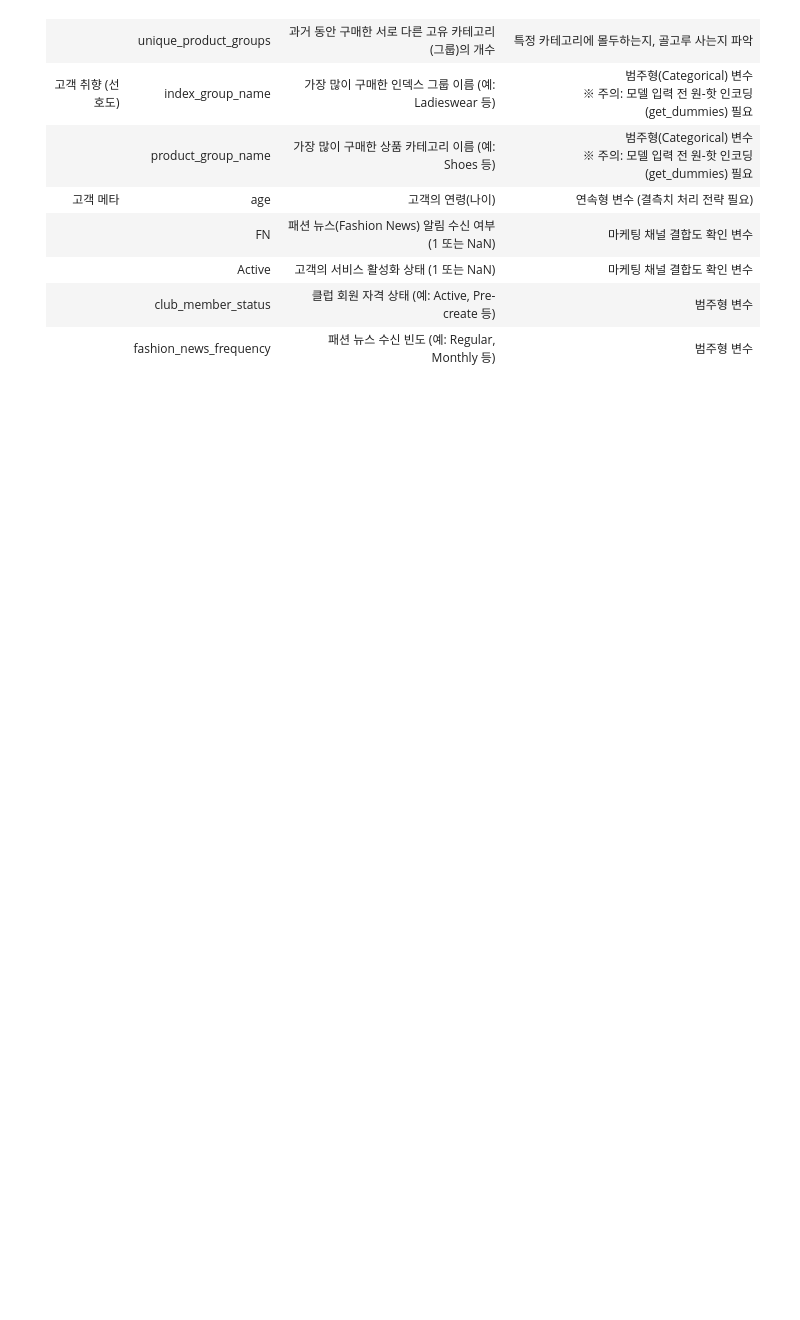
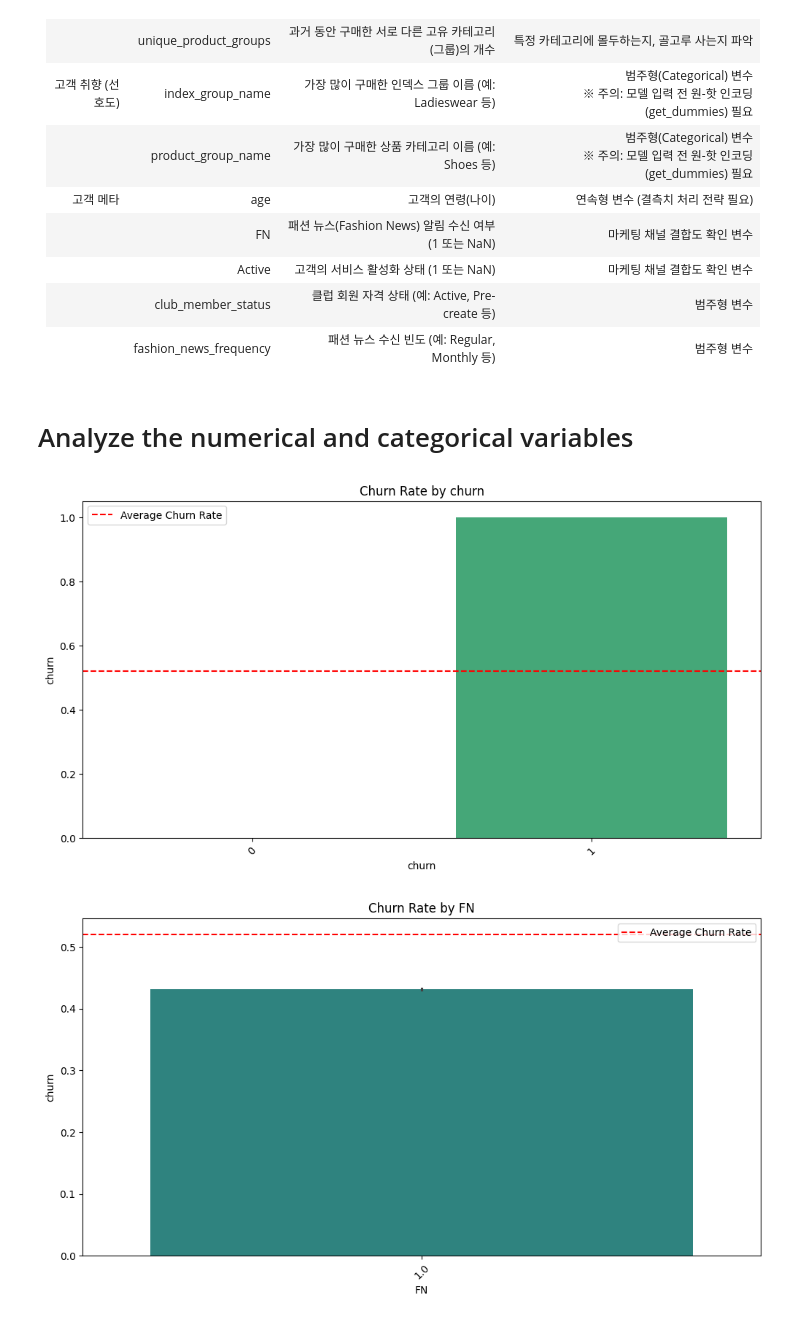
Before and after one commit to eeuuais/project-customer-churn-prediction, a Jupyter notebook: temp.ipynb, the cells around one changed output. Saved outputs shown, nothing was run; the diff lists cells and outputs as text; code cells hidden in the pictures; blank space fills up the shorter version.

```diff
--- a/temp.ipynb
+++ b/temp.ipynb
@@ -27,0 +54,34 @@
+# %% [markdown]
+# Analyze the numerical and categorical variables
+# %%
+import matplotlib.pyplot as plt
+import seaborn as sns
+
+def target_vs_category_visual(dataframe, target, categorical_col):
+    plt.figure(figsize=(12, 6))
+
+    # 1. float16 에러 방지를 위해 임시로 타입 변환 후 데이터 준비
+    # 카테고리별 이탈률(mean)을 계산합니다.
+    df_temp = dataframe.copy()
+    if df_temp[categorical_col].dtype == 'float16':
+        df_temp[categorical_col] = df_temp[categorical_col].astype('float32')
+
+    # 2. 카테고리별 이탈률(평균) 시각화
+    # Churn이 0, 1이므로 평균을 내면 곧 이탈률이 됩니다.
+    sns.barplot(x=categorical_col, y=target, data=df_temp, palette='viridis')
+
+    # 전체 평균 이탈률 선 표시 (기준점)
+    plt.axhline(dataframe[target].mean(), color='red', linestyle='--', label='Average Churn Rate')
+
+    plt.title(f"Churn Rate by {categorical_col}")
+    plt.xticks(rotation=45)
+    plt.legend()
+    plt.show()
+
+# 시각화 실행
+# cat_cols에 FN, Active 등이 포함되어 있다면 이 코드가 에러 없이 돌아갑니다.
+for col in cat_cols:
+    target_vs_category_visual(df, "churn", col)
+# %% [output]
+[figure, added]
+[figure, added]
```
Also changed, not shown: parts of 24 cells of this notebook, 9 other files.
